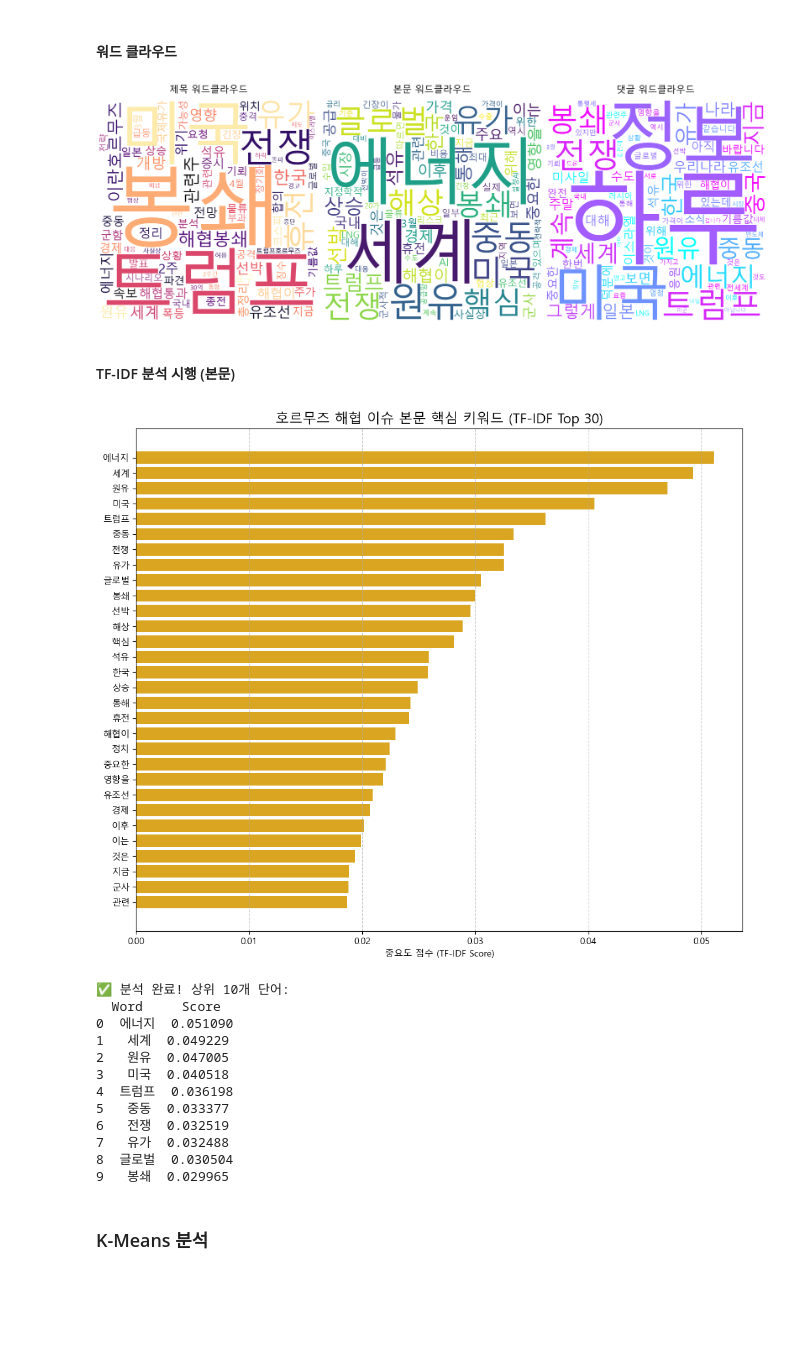
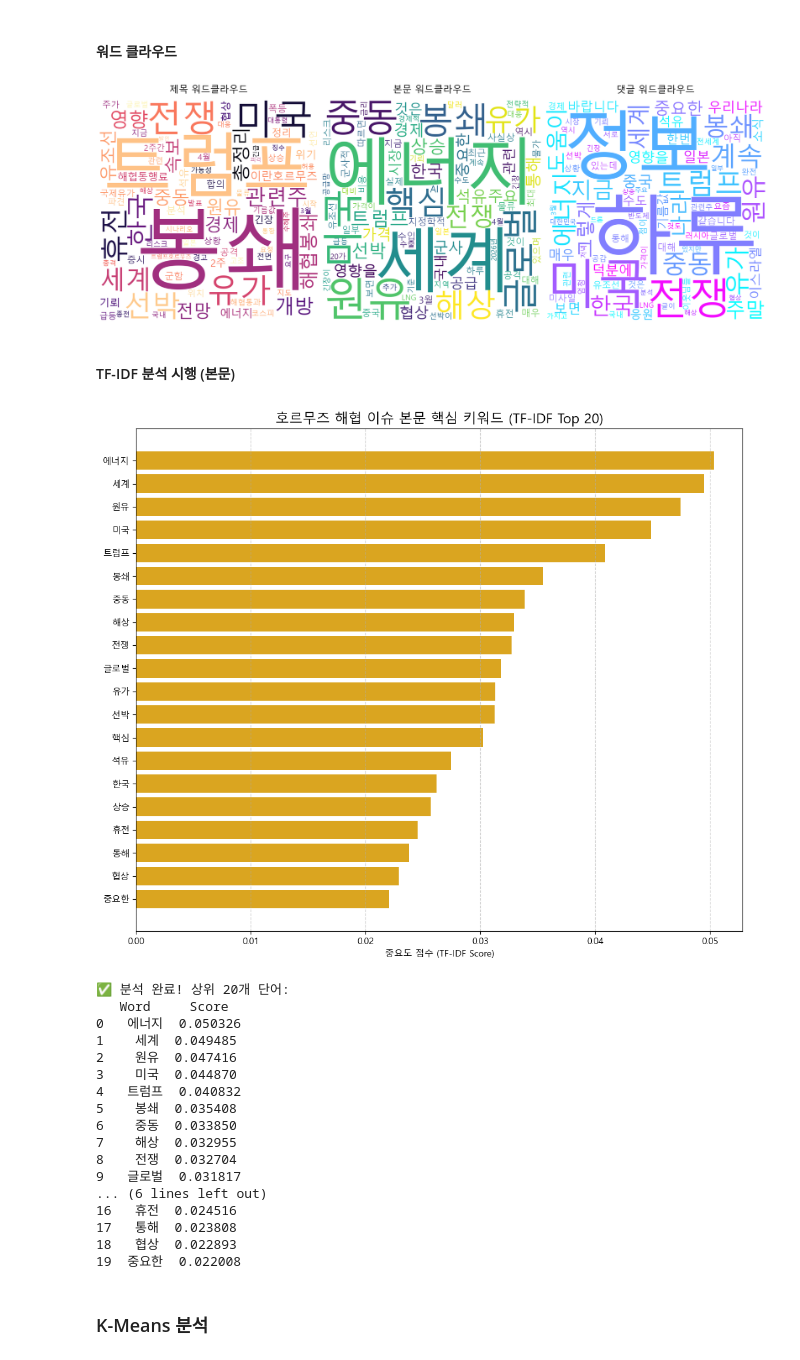
Before and after one commit to taehatae/Crawling_practice, a Jupyter notebook: 중간고사팀프로젝트/중간고사팀프로젝트_황태하_신형진.ipynb, the cells around one changed output. Drawn from its saved outputs; the diff is of its cells as text; code cells hidden in the pictures; blank space fills up the shorter version.

```diff
--- a/중간고사팀프로젝트/중간고사팀프로젝트_황태하_신형진.ipynb
+++ b/중간고사팀프로젝트/중간고사팀프로젝트_황태하_신형진.ipynb
@@ -704,13 +704,13 @@ print(f"🔍 정제 후 샘플: {stw[:10]}")
 # 사용자 정의 불용어 리스트 통합
 my_stopwords = [
     # 주제 고려 노이즈
-    '호르무즈', '해협', '호르무즈해협',
+    '호르무즈', '해협', '호르무즈해협', '호르무즈 해협', '해협이', '해협은', '해협을', '해협과',
 
     # 일반적인 분석 노이즈
     '포스팅', '블로그', '카페', '네이버', '수집', '에러', '발생', '내용없음',
     '진짜', '오늘', '이번', '경우', '때문', '정도', '하나', '생각', '우리',
     '뉴스', '공유', '출처', '댓글', '작성', '정말', '너무', '없음', '진짜',
-    '대한', '가장',
+    '대한', '가장', '다시', '위해', '이는', '이후', '위한',
 
     # 카페 공지 및 시스템 관련 노이즈 (등급, 규정 등)
     '게시판', '안내', '필독', '평생', '주식', '활동', '내용', '토대', '등급',
@@ -718,7 +718,7 @@ my_stopwords = [
     '자동', '등업', '회원', '추천글', '후속글', '자랑글', '뉴스글', '대응글',
     '종목글', '이야기방', '비방글', '저격글', '욕설글', '통보', '삭제', '강퇴',
     '참고', '투자', '책임', '본인', '양식', '제목', '키워드', '동일', '미준수',
-    '보기', '작성자', '입력', '입력하세요', '작성일',
+    '보기', '작성자', '입력', '입력하세요', '작성일', '광고',
 
     # 데이터 분석하며 알게된 노이즈
     '주세요우리', '주의사항', '활동정지', '게시판매매', '게시판거시경제',
@@ -917,51 +916,56 @@ create_wc(comment_counts, "댓글 워드클라우드", "cool", axes[2])
 plt.tight_layout()
 plt.show()
 # %% [output]
-[figure, old version]
+[figure, new version]
 # %% [markdown]
 #### TF-IDF 분석 시행 (본문)
 # %%
 from sklearn.feature_extraction.text import TfidfVectorizer
 import pandas as pd
 import matplotlib.pyplot as plt
 
 # 1. TF-IDF 벡터라이저 설정
 # 본문의 핵심 단어를 잘 포착하기 위해 상위 1,000개 단어를 추출합니다.
 tfidf_vec = TfidfVectorizer(max_features=1000)
 tfidf_matrix = tfidf_vec.fit_transform(df_total['doc_final'].fillna(""))
 
 # 2. 단어별 평균 TF-IDF 점수 추출
 words = tfidf_vec.get_feature_names_out()
 scores = tfidf_matrix.mean(axis=0).tolist()[0]
 
 # 3. 데이터프레임 생성 및 정렬
 df_tfidf_res = pd.DataFrame(list(zip(words, scores)), columns=['Word', 'Score'])
 df_tfidf_res = df_tfidf_res.sort_values(by='Score', ascending=False).reset_index(drop=True)
 
-# 4. 시각화 (상위 30개)
+# 4. 시각화 (상위 20개)
 plt.figure(figsize=(12, 10))
-plt.barh(df_tfidf_res['Word'][:30][::-1], df_tfidf_res['Score'][:30][::-1], color='goldenrod')
-plt.title('호르무즈 해협 이슈 본문 핵심 키워드 (TF-IDF Top 30)', fontsize=15)
+plt.barh(df_tfidf_res['Word'][:20][::-1], df_tfidf_res['Score'][:20][::-1], color='goldenrod')
+plt.title('호르무즈 해협 이슈 본문 핵심 키워드 (TF-IDF Top 20)', fontsize=15)
 plt.xlabel('중요도 점수 (TF-IDF Score)')
 plt.grid(axis='x', linestyle='--', alpha=0.6)
 plt.show()
 
-print("✅ 분석 완료! 상위 10개 단어:")
-print(df_tfidf_res.head(10))
+print("✅ 분석 완료! 상위 20개 단어:")
+print(df_tfidf_res.head(20))
 # %% [output]
-[figure, old version]
+[figure, new version]
-✅ 분석 완료! 상위 10개 단어:
-  Word     Score
-0  에너지  0.051090
-1   세계  0.049229
-2   원유  0.047005
-3   미국  0.040518
-4  트럼프  0.036198
-5   중동  0.033377
-6   전쟁  0.032519
-7   유가  0.032488
-8  글로벌  0.030504
-9   봉쇄  0.029965
+✅ 분석 완료! 상위 20개 단어:
+   Word     Score
+0   에너지  0.050326
+1    세계  0.049485
+2    원유  0.047416
+3    미국  0.044870
+4   트럼프  0.040832
+5    봉쇄  0.035408
+6    중동  0.033850
+7    해상  0.032955
+8    전쟁  0.032704
+9   글로벌  0.031817
+... (6 lines left out)
+16   휴전  0.024516
+17   통해  0.023808
+18   협상  0.022893
+19  중요한  0.022008
 # %% [markdown]
 ### K-Means 분석
 # %% [markdown]
```
Also changed, not shown: parts of 10 cells of this notebook, 3 other files.
